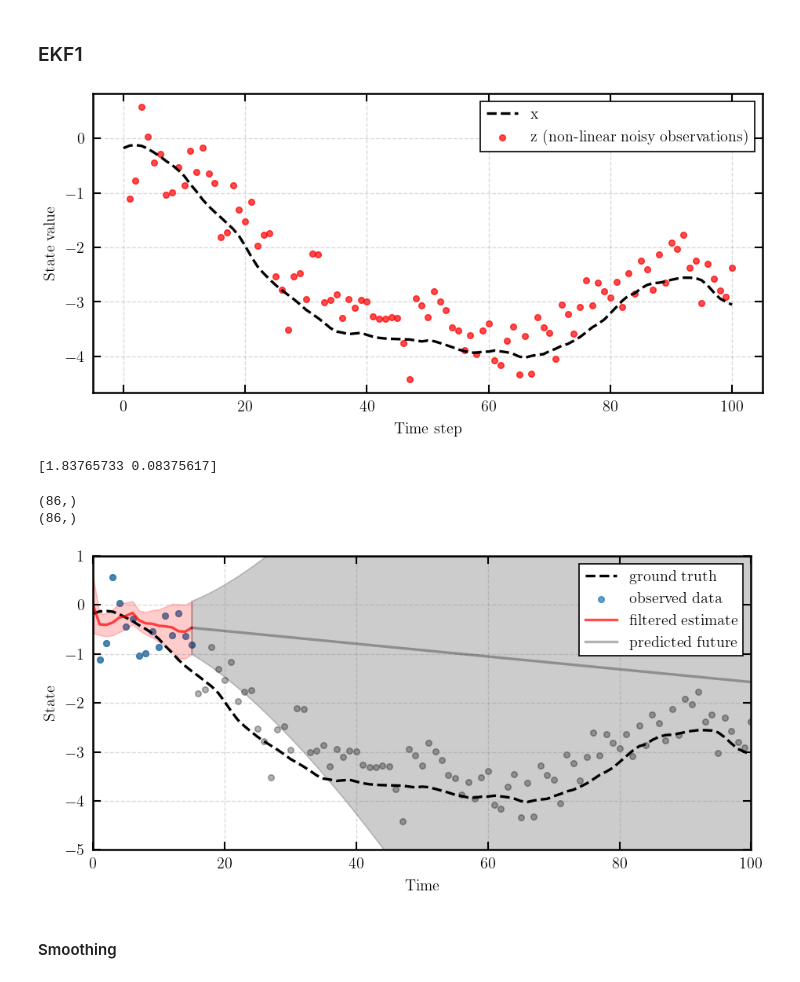
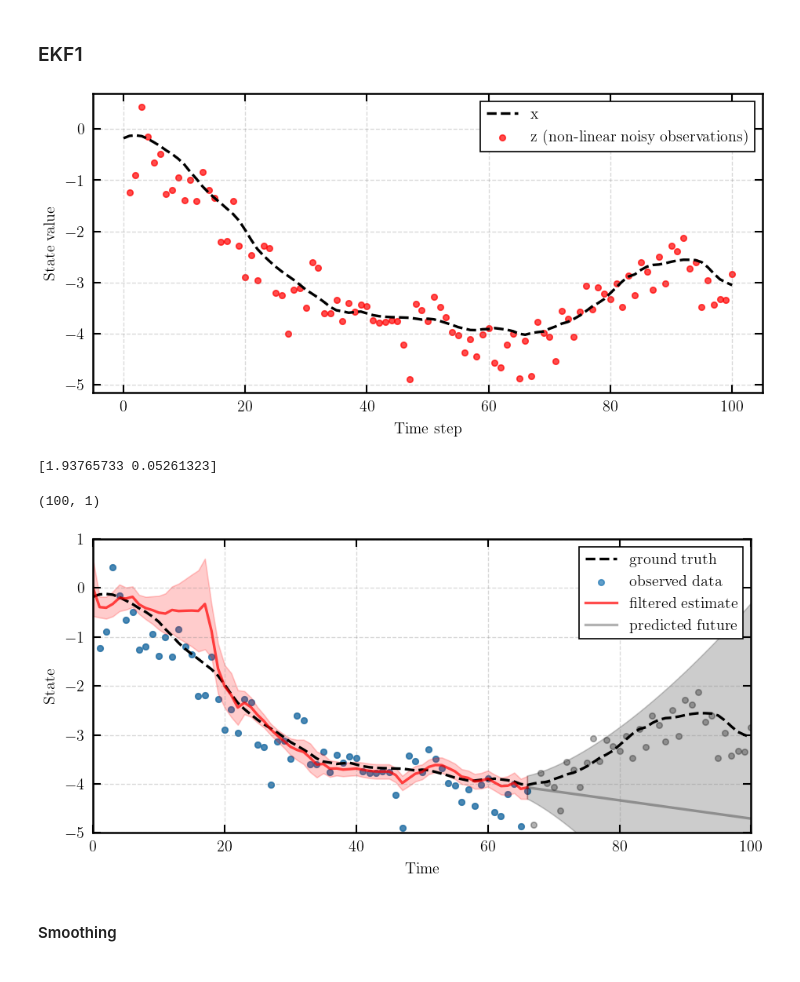
Before and after one commit to paufisch/ode_filters, a Jupyter notebook: kalman_playground.ipynb, the cells around one changed output. Saved outputs shown, nothing was run; the diff lists cells and outputs as text; code cells hidden in the pictures.

Commit message:
succesfully extracted structure of kalman filtering playgorund into helpers

```diff
--- a/kalman_playground.ipynb
+++ b/kalman_playground.ipynb
@@ -191,35 +46,2 @@ def kalman_filter(t, mu_0, Sigma_0, A, Q, H, R, z_sequence, t_max=100):
 # %%
 ts = np.arange(101)
-# %%
-def plot_kalman_filter(t, m_projected, P_projected, m_future_projected, P_future_projected, savefig=False):
-
-    plt.figure(figsize=(8, 4))
-    plt.plot(x_sequence[:, 0], label='ground truth', color='black', linestyle='--')
-    plt.scatter(ts[1:], z_sequence, color='black', s=20, alpha=0.3)
-    plt.scatter(ts[1:t+1], z_sequence[:t], s=20, alpha=0.7, label='observed data')
-
-    plt.plot(ts[:t+1], m_projected, color='red', alpha=0.7, label='filtered estimate')
-    plt.fill_between(ts[:t+1], m_projected - np.sqrt(P_projected), m_projected + np.sqrt(P_projected), color='red', alpha=0.2)
-
-
-    if t == 1:
-        plt.plot(ts[t:], m_future_projected[1:], color='black', alpha=0.3, label='predicted future')
-        plt.fill_between(ts[t:], m_future_projected[1:] - np.sqrt(P_future_projected[1:]), m_future_projected[1:] + np.sqrt(P_future_projected[1:]), color='black', alpha=0.2)
-    else:
-        plt.plot(ts[t:], m_future_projected, color='black', alpha=0.3, label='predicted future')
-        plt.fill_between(ts[t:], m_future_projected - np.sqrt(P_future_projected), m_future_projected + np.sqrt(P_future_projected), color='black', alpha=0.2)
-
-    #plt.axvline(x=t, color='black', alpha=0.3, label='current time')
-    #plt.yticks(np.arange(-8, 2, 1))
-    plt.ylim(-5, 1)
-    plt.xlim(0, 100)
-
-    plt.xlabel('Time')
-    plt.ylabel('State')
-    plt.legend(loc='upper right')
-    plt.grid(True)
-    if savefig:
-        plt.savefig(f'filter_imgs/kalman_filter_{t}.png')
-    else:
-        plt.show()
-    plt.close()
@@ -314,7 +134,7 @@ for t in range(101):
 ### EKF1
 # %%
 #define a nonlinear observation function
-g = lambda x: x[0] + 0.3 * np.sin(5*x[0]) - 0.1*x[0]  + 0.1*x[1]**2
+g = lambda x: x[0] + 0.3 * np.sin(5*x[0]) - 0.1  + 0.1*x[1]**3
 # %%
 h = 0.1
 sigma = 0.33
@@ -350,7 +170,7 @@ plt.legend()
 plt.grid(True)
 plt.show()
 # %% [output]
-[figure, old version]
+[figure, new version]
 # %%
 #Autodiff jacobian
 jacobian_g = jacobian(g)
@@ -358,4 +178,4 @@ x0 = np.array(x_sequence[0])
 J = jacobian_g(x0)
 print(J)
 # %% [output]
-[1.83765733 0.08375617]
+[1.93765733 0.05261323]
@@ -402,14 +182,12 @@ def extended_kalman_filter(t):
-# %%
-ts = np.arange(101)
+# %%
+z_sequence.shape
+# %% [output]
+(100, 1)
 # %%
-t = 15
-m_projected, P_projected, m_future_projected, P_future_projected = extended_kalman_filter(t)
-print(m_future_projected.shape)
-print(ts[t:].shape)
-plot_kalman_filter(t, m_projected, P_projected, m_future_projected, P_future_projected)
+t = 66
+m_projected, P_projected, m_future_projected, P_future_projected = extended_kalman_filter(t, 101, mu_0, Sigma_0, A, Q, R, z_sequence, g, jacobian_g)
+plot_kalman_filter(t, ts, m_projected, P_projected, m_future_projected, P_future_projected, x_sequence[:,0], z_sequence)
 # %% [output]
-(86,)
-(86,)
-[figure, old version]
+[figure, new version]
 # %%
 for t in tqdm(range(101)):
```
Also changed, not shown: parts of 14 cells of this notebook, 1 other file.
